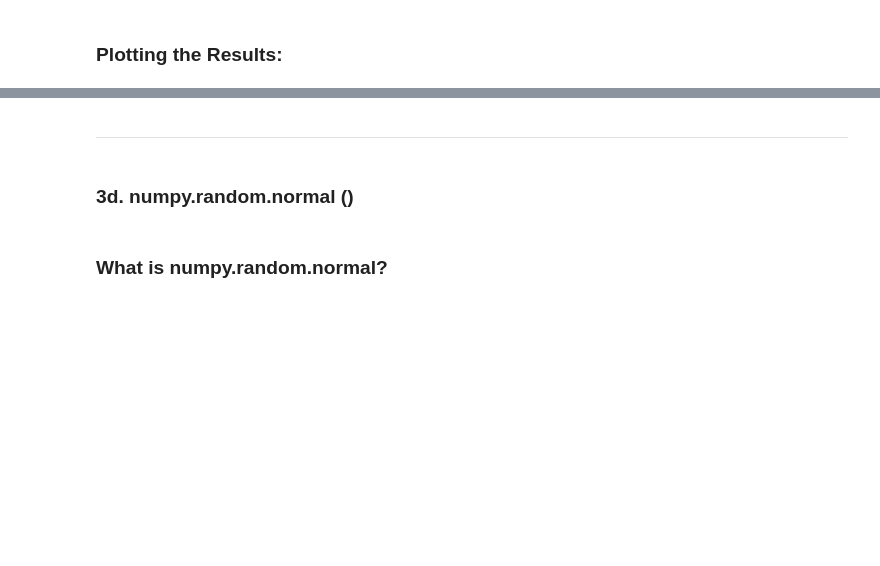
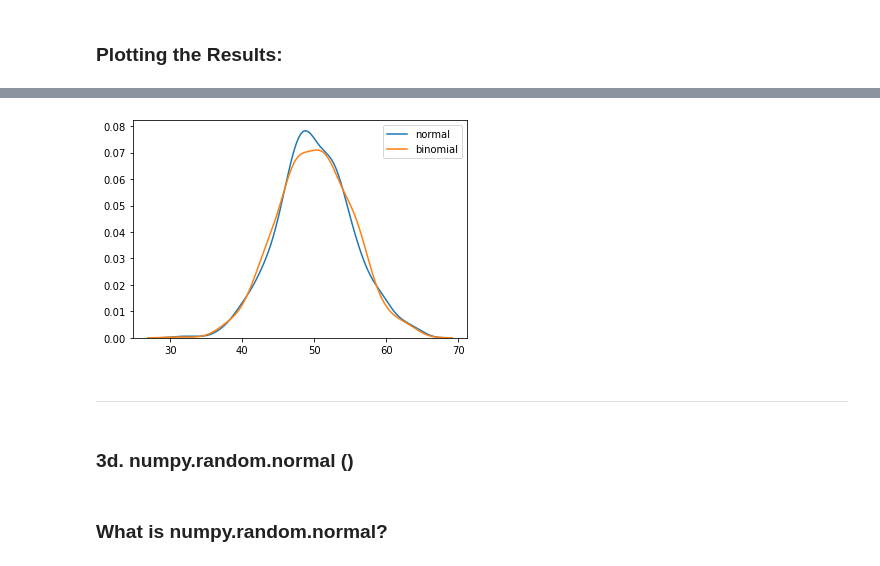
Before and after one commit to Fiona-600/Programming-for-Data-Analytics-2020-Assignment, a Jupyter notebook: Assignment-2020.ipynb, the cells around one changed output, grey strips where cells are left out. Cells and saved outputs as stored; diff of their text form; code cells hidden in the pictures; blank space fills up the shorter version.

```diff
--- a/Assignment-2020.ipynb
+++ b/Assignment-2020.ipynb
@@ -573,3 +504,11 @@ plt.show()
+# %%
+#Normal Distribution can similar to Binomial distribution if the sample size is big enough
+sns.distplot(np.random.normal(loc=50, scale=5, size=1000), hist=False, label='normal')
+sns.distplot(np.random.binomial(n=100, p=0.5, size=1000), hist=False, label='binomial')
+
+plt.show()
+# %% [output]
+[figure, added]
 # %% [markdown]
 ***
 # %% [markdown]
```
Also changed, not shown: parts of 32 cells of this notebook.
